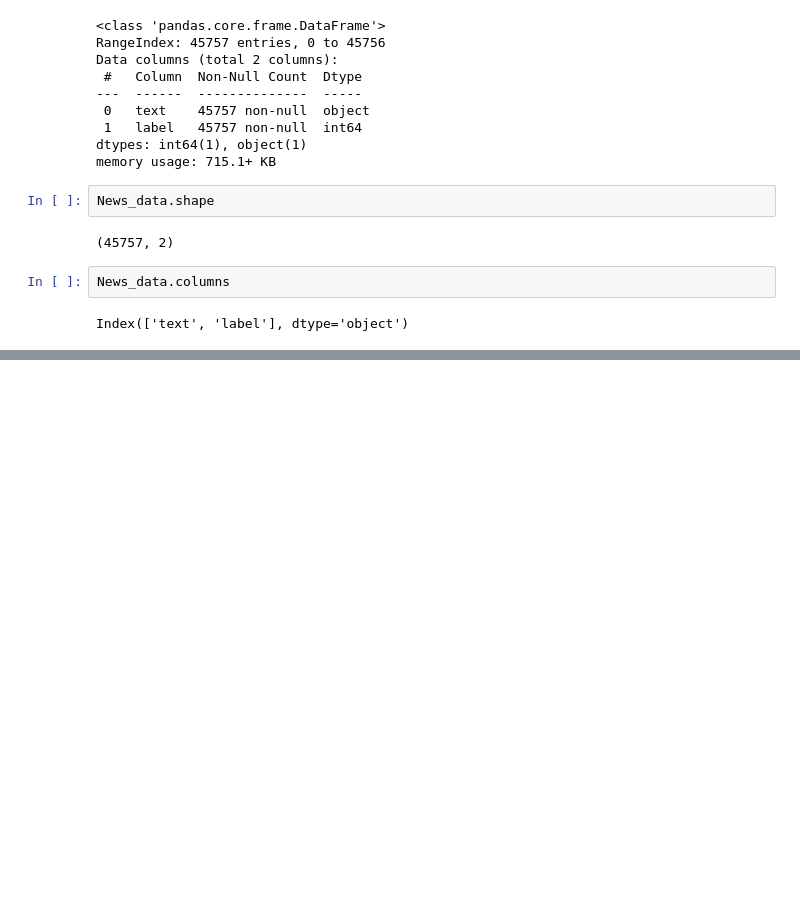
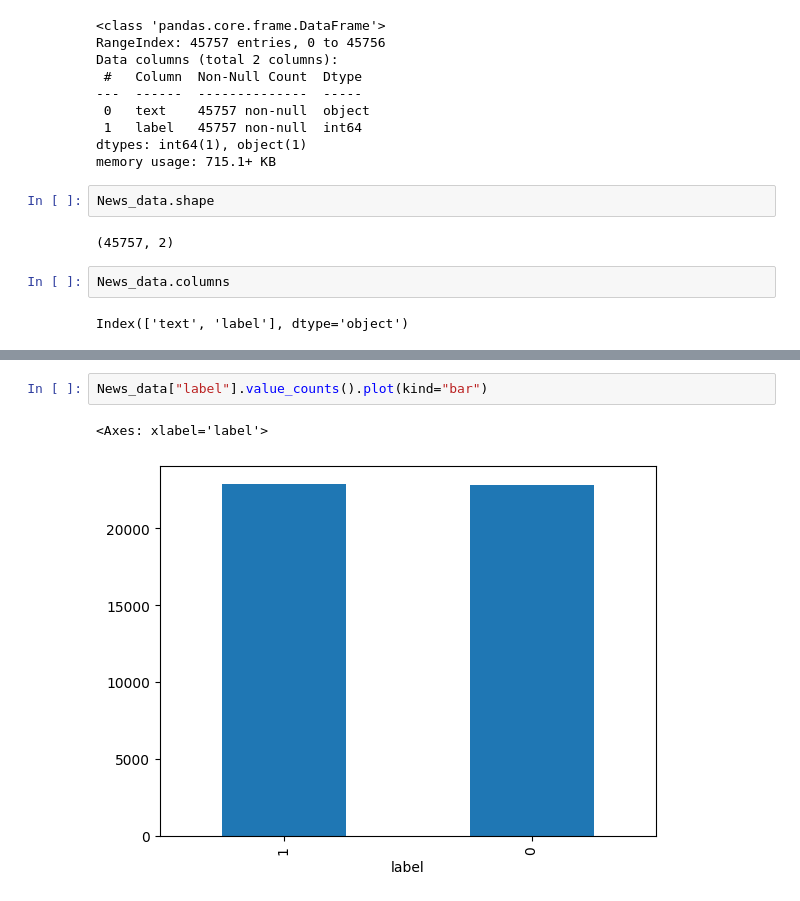
Before and after one commit to raju1207/fake-news-detection, a Jupyter notebook: fake_news_detection.ipynb, the cells around one changed output, grey strips where cells are left out. Saved outputs shown, nothing was run; the diff lists cells and outputs as text; blank space fills up the shorter version.

```diff
--- a/fake_news_detection.ipynb
+++ b/fake_news_detection.ipynb
@@ -60,0 +71,5 @@ Index(['text', 'label'], dtype='object')
+# %%
+News_data["label"].value_counts().plot(kind="bar")
+# %% [output]
+<Axes: xlabel='label'>
+[figure, added]
```
Also changed, not shown: parts of 3 cells of this notebook.
